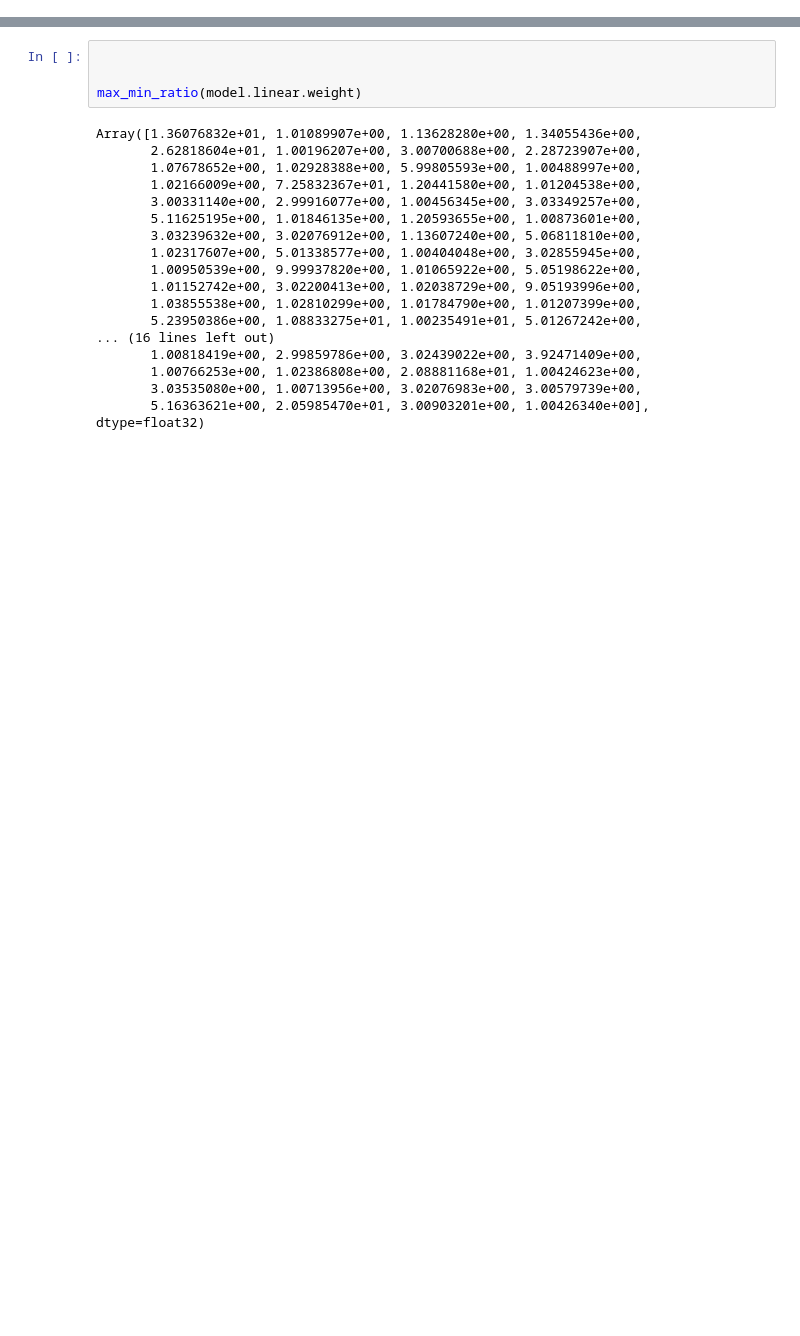
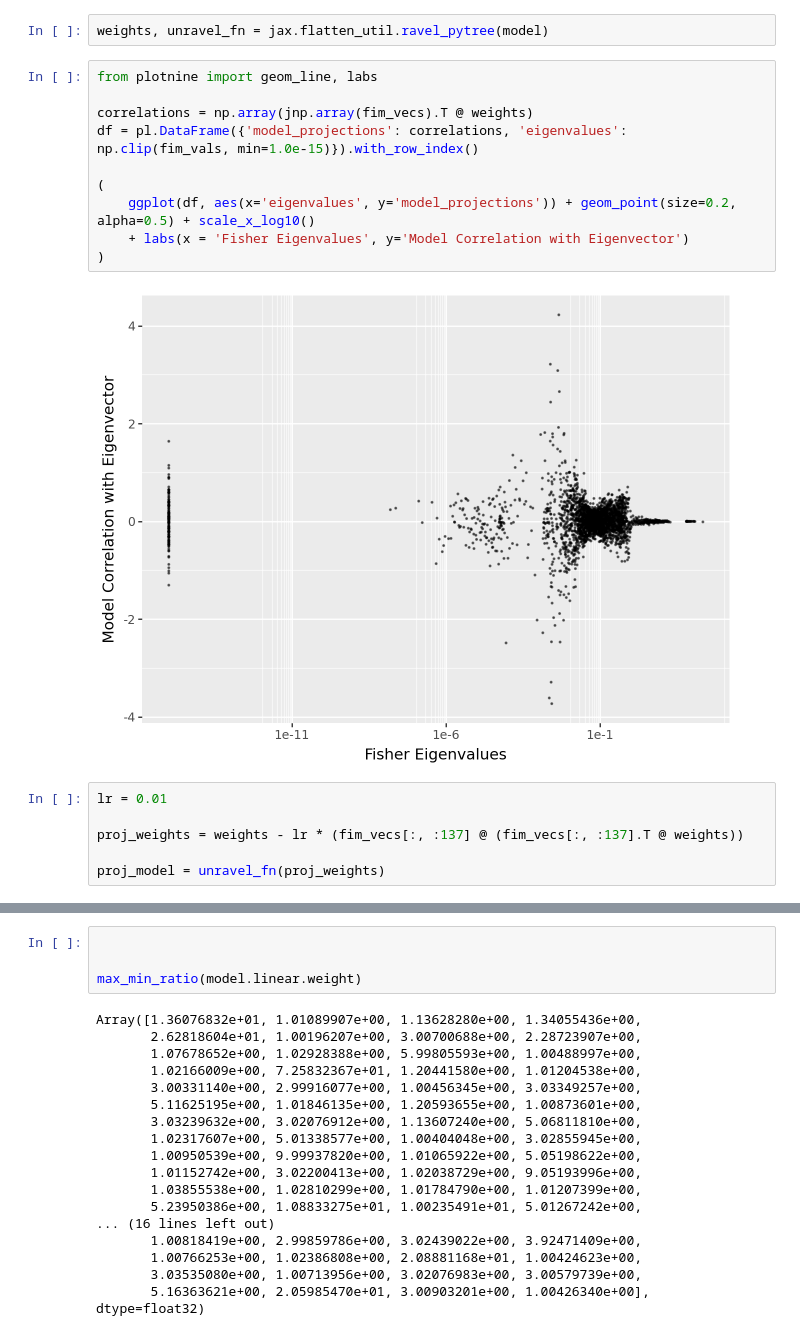
Before and after one commit to dashstander/deep-parity, a Jupyter notebook: analysis_jax.ipynb, the cells around one changed output, grey strips where cells are left out. Drawn from its saved outputs; the diff is of its cells as text; blank space fills up the shorter version.

```diff
--- a/analysis_jax.ipynb
+++ b/analysis_jax.ipynb
@@ -172,0 +163,20 @@ def max_min_ratio(tensor):
+# %%
+weights, unravel_fn = jax.flatten_util.ravel_pytree(model)
+# %%
+from plotnine import geom_line, labs
+
+correlations = np.array(jnp.array(fim_vecs).T @ weights)
+df = pl.DataFrame({'model_projections': correlations, 'eigenvalues': np.clip(fim_vals, min=1.0e-15)}).with_row_index()
+
+(
+    ggplot(df, aes(x='eigenvalues', y='model_projections')) + geom_point(size=0.2, alpha=0.5) + scale_x_log10()
+    + labs(x = 'Fisher Eigenvalues', y='Model Correlation with Eigenvector')
+)
+# %% [output]
+[figure, added]
+# %%
+lr = 0.01
+
+proj_weights = weights - lr * (fim_vecs[:, :137] @ (fim_vecs[:, :137].T @ weights))
+
+proj_model = unravel_fn(proj_weights)
```
Also changed, not shown: parts of 53 cells of this notebook, 1 other file.
